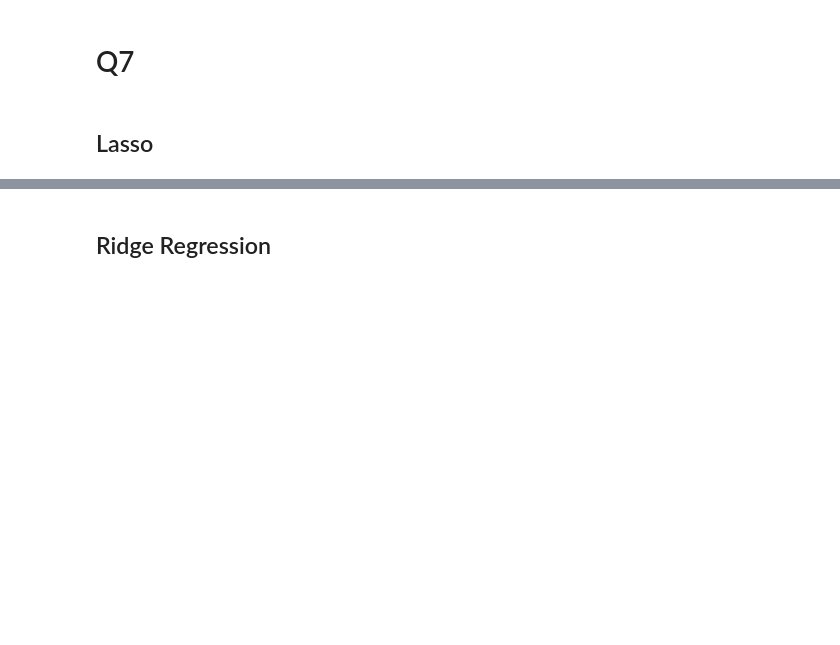
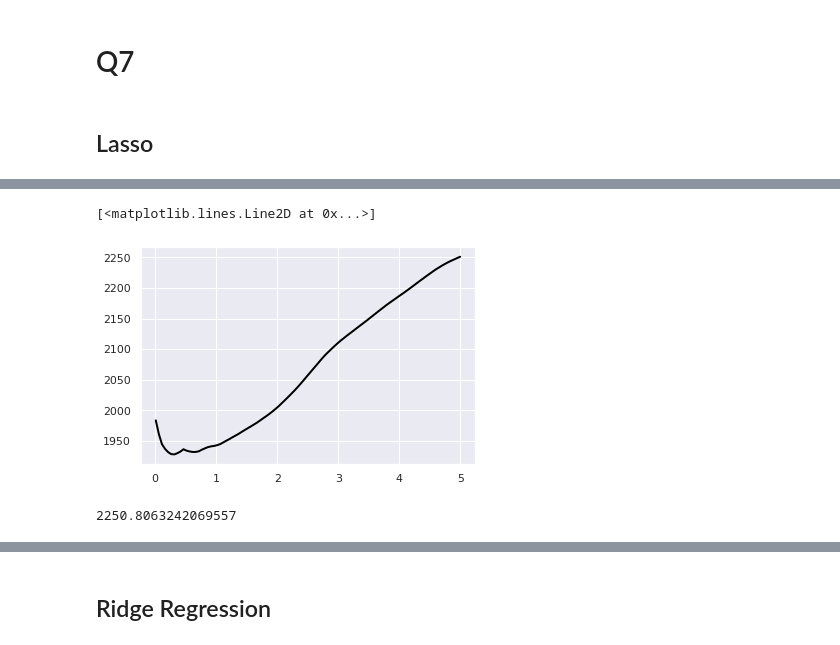
Before and after one commit to anitarestrepo16/machine-learning-class-2023, a Jupyter notebook: MiniProject3.ipynb, the cells around one changed output, grey strips where cells are left out. Saved outputs shown, nothing was run; the diff lists cells and outputs as text; code cells hidden in the pictures; blank space fills up the shorter version.

```diff
--- a/MiniProject3.ipynb
+++ b/MiniProject3.ipynb
@@ -167,3 +199,19 @@ LassoCV(alphas=array([1.000e-02, 1.020e+00, 2.030e+00, 3.040e+00, 4.050e+00, 5.0
+# %%
+plt.plot(
+    lasso.alphas_,
+    # take the average of the MSEs across the 10 folds for each value of lambda
+    lasso.mse_path_.mean(axis=-1),
+    color="black",
+    label="Average across the folds",
+    linewidth=2,
+)
+# %% [output]
+[<matplotlib.lines.Line2D at 0x...>]
+[figure, added]
+# %%
+lasso.mse_path_[0].mean()
+# %% [output]
+2250.8063242069557
 # %%
 lasso.alpha_
 # %% [output]
```
Also changed, not shown: parts of 28 cells of this notebook.
